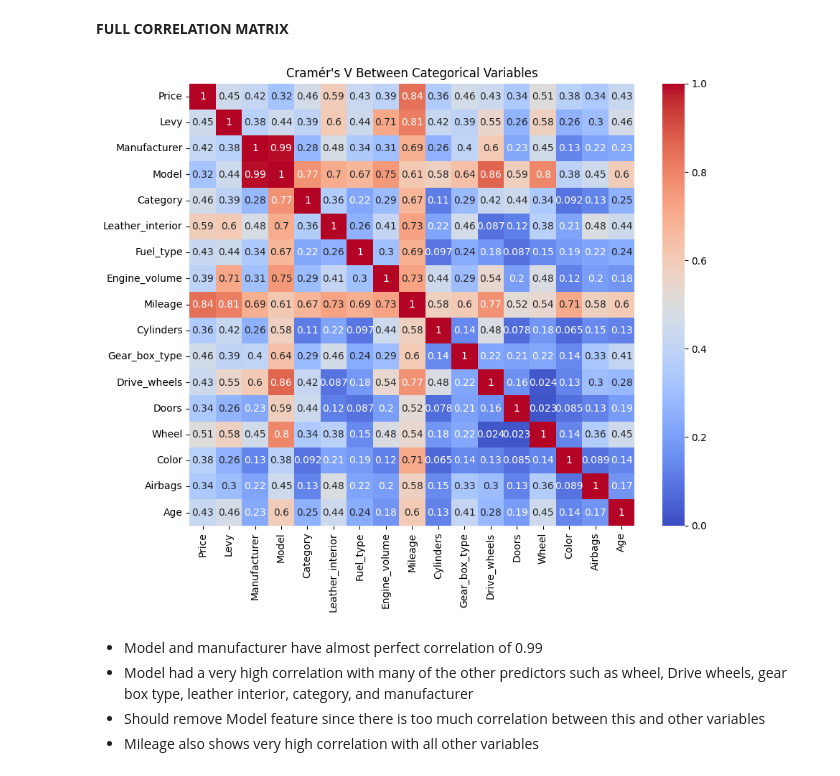
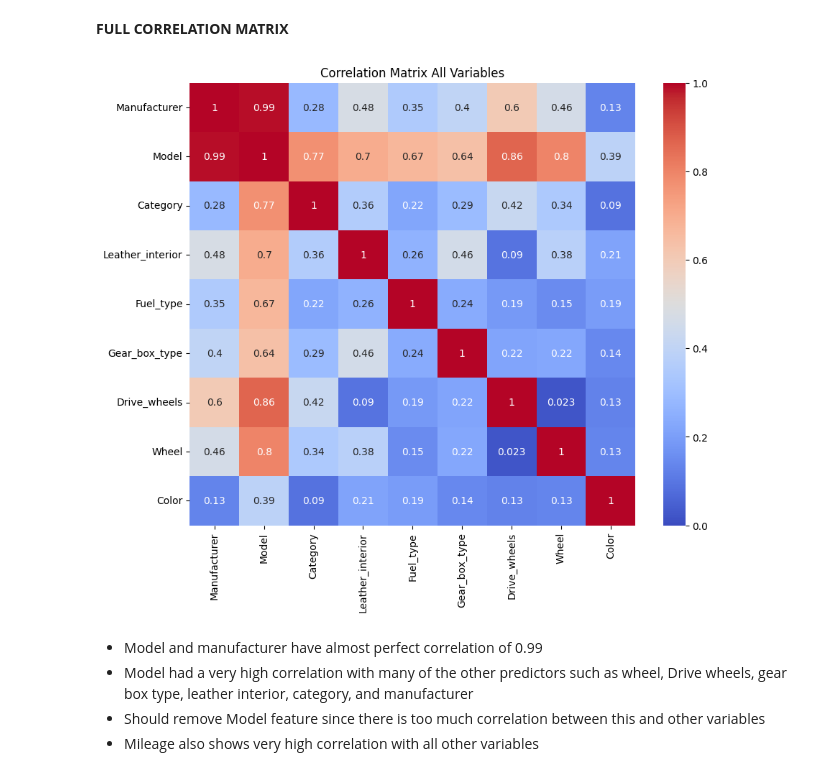
Before and after one commit to Karish-Gupta/DS502-Project, a Jupyter notebook: EDA_copy.ipynb, the cells around one changed output. Saved outputs shown, nothing was run; the diff lists cells and outputs as text; code cells hidden in the pictures.

```diff
--- a/EDA_copy.ipynb
+++ b/EDA_copy.ipynb
@@ -19,7 +20,7 @@ from sklearn.decomposition import PCA
 # %%
-data = pd.read_csv('car-data/car_price_prediction.csv')
+original_data = pd.read_csv('car-data/car_price_prediction.csv')
 
-data.head(10)
+original_data.head(10)
 
 '''
 Data Cleaning:
@@ -61,6 +83,16 @@ def preprocess(data: pd.DataFrame):
    data = data.drop(columns=['ID'])
    data = data.dropna()
 
+   # Handle outliers
+   # Remove entries with extreme Prices
+   Q1 = data['Price'].quantile(0.25)
+   Q3 = data['Price'].quantile(0.75)
+   IQR = Q3 - Q1
+   lower_bound = Q1 - 1.5 * IQR
+   upper_bound = Q3 + 1.5 * IQR
+
+   data = data[(data['Price'] >= lower_bound) & (data['Price'] <= upper_bound)]
+
    return data
 
 def split_data(data: pd.DataFrame):
@@ -80,7 +112,7 @@ def OHE_data(data: pd.DataFrame):
    return pd.get_dummies(data, columns=['Manufacturer', 'Category', 'Model', 'Leather_interior', 'Fuel_type', 'Gear_box_type', 'Drive_wheels', 'Wheel', 'Color'])
 
 
-processed_data = preprocess(data) # Use full dataset for data analysis
+processed_data = preprocess(original_data) # Use full dataset for data analysis
 OHE_processed_data = OHE_data(processed_data)
 X_train, y_train, X_test, y_test = split_data(OHE_processed_data) # Use train/test split data for modeling
 # %%
@@ -285,40 +317,38 @@ def cramers_v(x, y):
     chi2 = chi2_contingency(confusion_matrix, correction=False)[0]
     n = confusion_matrix.sum().sum()
     phi2 = chi2 / n
     r, k = confusion_matrix.shape
     return np.sqrt(phi2 / min(k - 1, r - 1))
 
 categorical_cols = [
     'Manufacturer', 'Model', 'Category', 'Leather_interior', 'Fuel_type',
     'Gear_box_type', 'Drive_wheels', 'Wheel', 'Color'
 ]
 
-all_columns = processed_data.columns
+cramers_results = pd.DataFrame(index=categorical_cols, columns=categorical_cols)
 
-cramers_results = pd.DataFrame(index=all_columns, columns=all_columns)
-
-for feature_1 in all_columns:
-    for feature_2 in all_columns:
+for feature_1 in categorical_cols:
+    for feature_2 in categorical_cols:
         if feature_1 == feature_2:
             cramers_results.loc[feature_1, feature_2] = 1.0
         else:
             try:
                 subset = processed_data[[feature_1, feature_2]].dropna()
                 value = cramers_v(subset[feature_1], subset[feature_2])
                 cramers_results.loc[feature_1, feature_2] = value
             except Exception as e:
                 print(f"Error between {feature_1} and {feature_2}: {e}")
                 cramers_results.loc[feature_1, feature_2] = None
 
 cramers_results = cramers_results.astype(float)
 
 # Plot heatmap
 plt.figure(figsize=(10, 8))
 sns.heatmap(cramers_results, annot=True, cmap="coolwarm", vmin=0, vmax=1)
-plt.title("Cramér's V Between Categorical Variables")
+plt.title("Correlation Matrix All Variables")
 plt.show()
 # %% [output]
-[figure, old version]
+[figure, new version]
 # %% [markdown]
 - Model and manufacturer have almost perfect correlation of 0.99
 - Model had a very high correlation with many of the other predictors such as wheel, Drive wheels, gear box type, leather interior, category, and manufacturer
```
Also changed, not shown: parts of 26 cells of this notebook.
